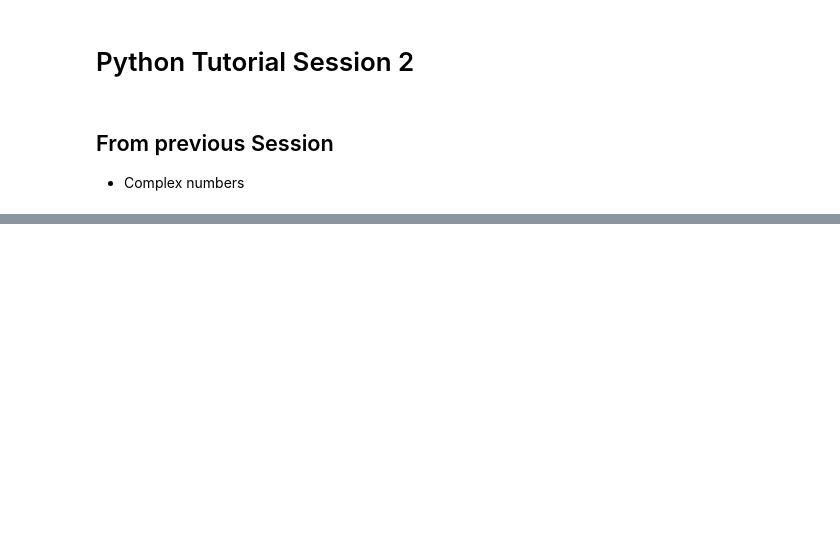
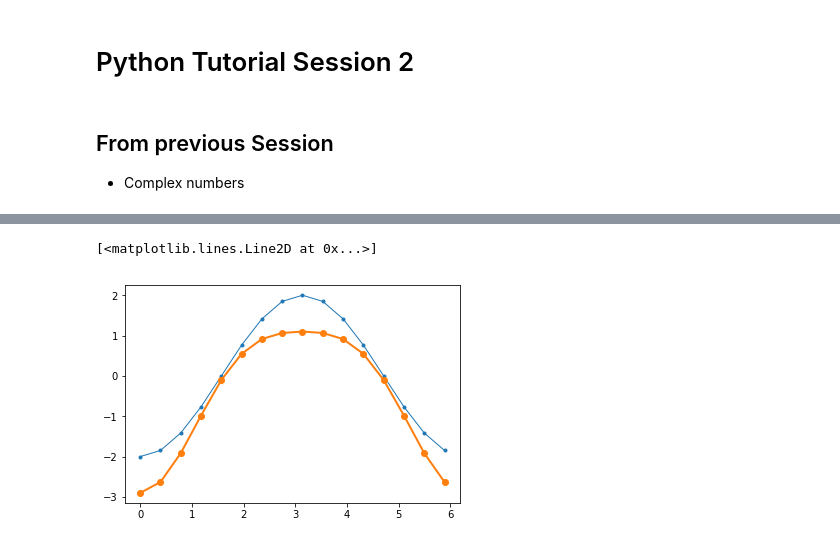
Before and after one commit to TrivediGroup/python-tutorial, a Jupyter notebook: Session2.ipynb, the cells around one changed output, grey strips where cells are left out. Saved outputs shown, nothing was run; the diff lists cells and outputs as text; code cells hidden in the pictures; blank space fills up the shorter version.

```diff
--- a/Session2.ipynb
+++ b/Session2.ipynb
@@ -20,0 +75,12 @@ $$
+# %%
+h2 = make_hamiltonian(0.5, 1.0, 0.2)
+# %%
+e2 = []
+for kx in kxs:
+    e2.append( h2(kx) )
+# %%
+plt.plot(kxs, e1, '.-', linewidth=1)
+plt.plot(kxs, e2, 'o-', linewidth=2)
+# %% [output]
+[<matplotlib.lines.Line2D at 0x...>]
+[figure, added]
```
Also changed, not shown: parts of 51 cells of this notebook.
